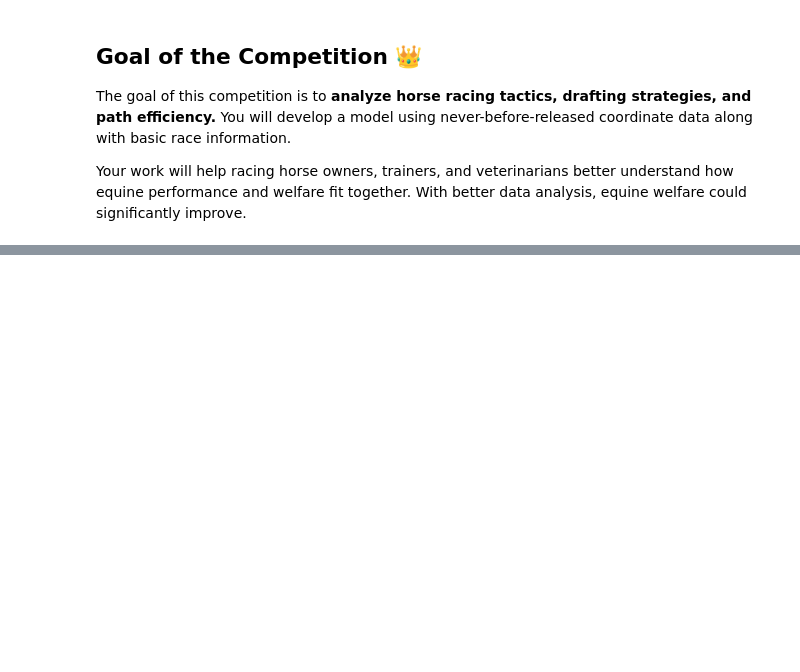
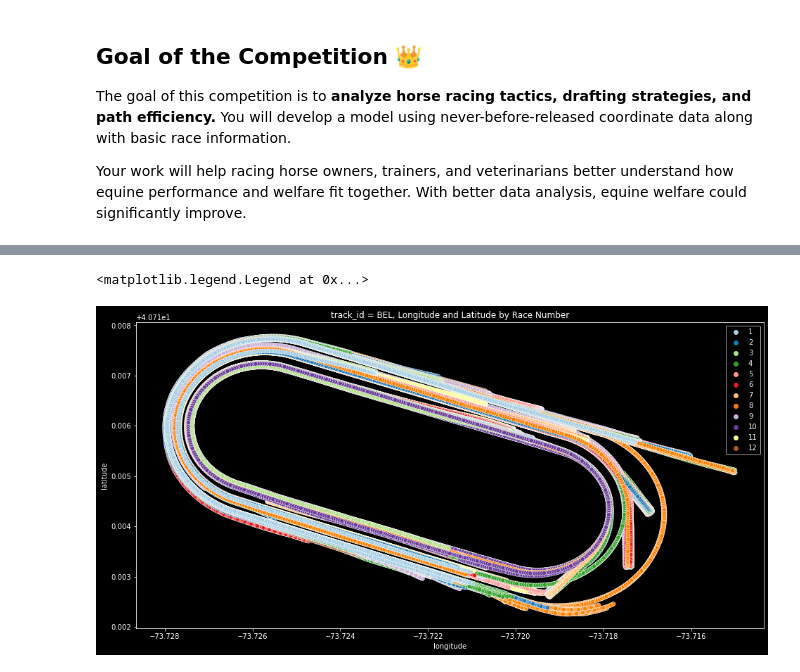
Before and after one commit to YuLim2/Kaggle, a Jupyter notebook: BigData_Derby2022/Derby2022_EDA.ipynb, the cells around one changed output, grey strips where cells are left out. Saved outputs shown, nothing was run; the diff lists cells and outputs as text; code cells hidden in the pictures; blank space fills up the shorter version.

```diff
--- a/BigData_Derby2022/Derby2022_EDA.ipynb
+++ b/BigData_Derby2022/Derby2022_EDA.ipynb
@@ -56,0 +145,12 @@ colors = ["#FFFFFF", "#6CD4FF", "#F7DF00", "#E60000"]
+# %%
+nyra_tracking0 = nyra_tracking[nyra_tracking['track_id'] == "BEL"]
+nyra_tracking1 = nyra_tracking[nyra_tracking['month'] == 5]
+
+plt.style.use("dark_background")
+plt.figure(figsize=(16, 8))
+sns.scatterplot(data=nyra_tracking1, x = 'longitude', y = "latitude", hue = "race_number", palette = "Paired")
+plt.title("track_id = BEL, Longitude and Latitude by Race Number")
+plt.legend()
+# %% [output]
+<matplotlib.legend.Legend at 0x...>
+[figure, added]
```
Also changed, not shown: parts of 11 cells of this notebook.
